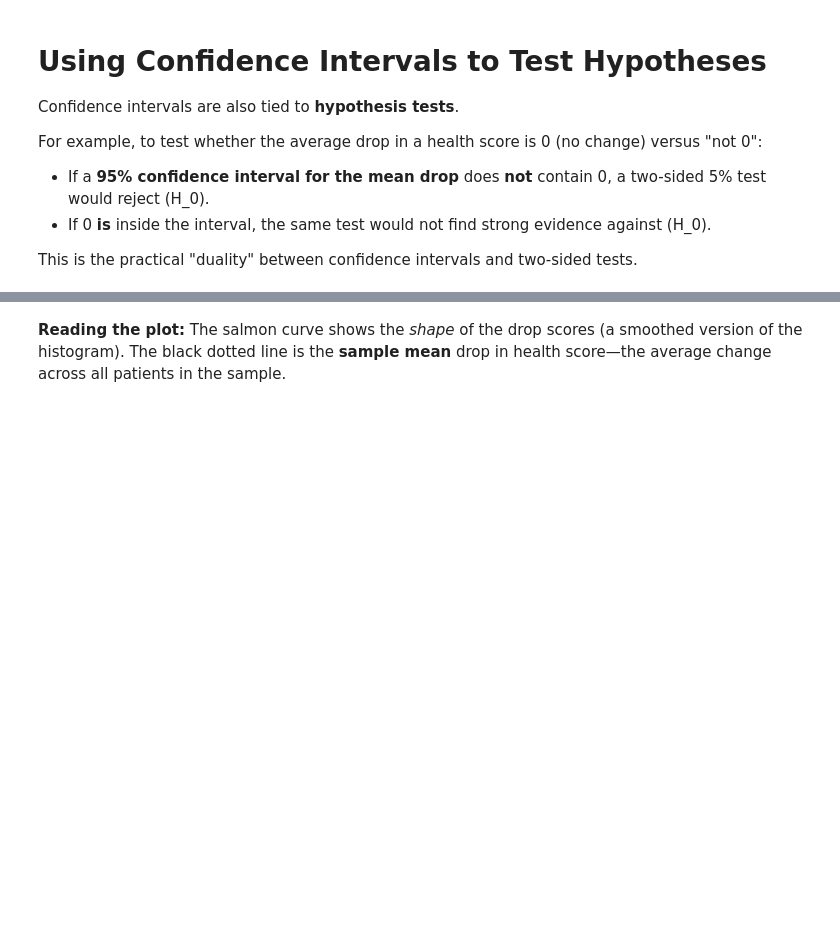
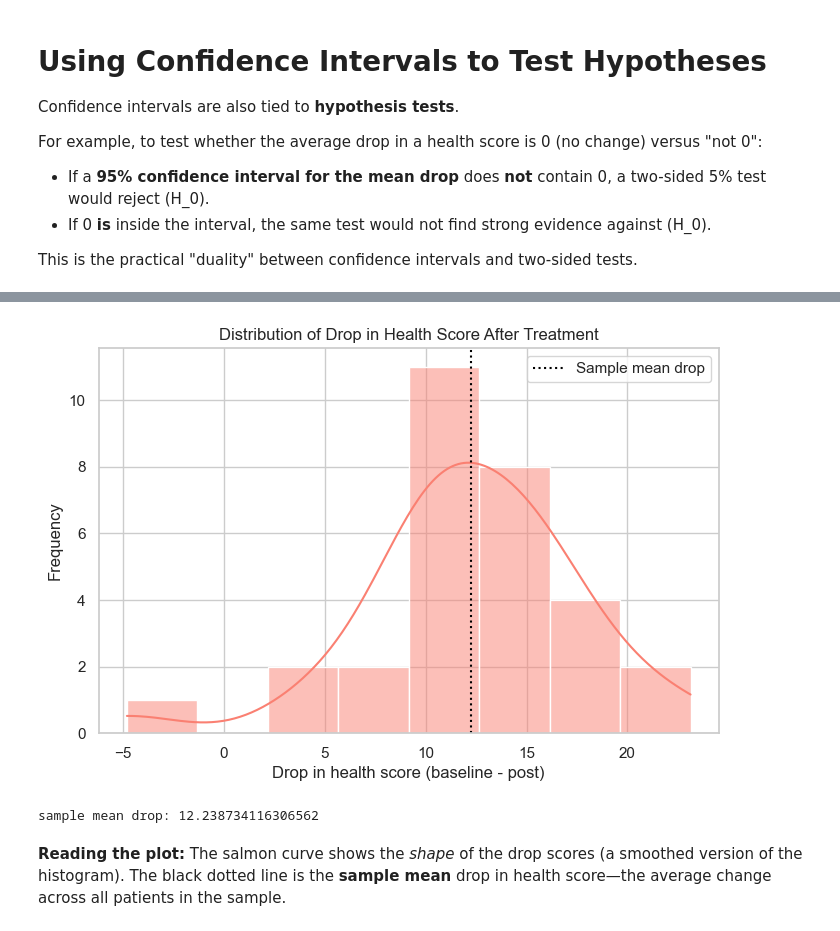
Before and after one commit to ds-modules/ecc-statistics, a Jupyter notebook: confidence_interval/dist/student/confidence_interval.ipynb, the cells around one changed output, grey strips where cells are left out. Drawn from its saved outputs; the diff is of its cells as text; code cells hidden in the pictures; blank space fills up the shorter version.

```diff
--- a/confidence_interval/dist/student/confidence_interval.ipynb
+++ b/confidence_interval/dist/student/confidence_interval.ipynb
@@ -232,16 +269,19 @@ health_df.head()
 # %%
 # Look at the distribution of the drop scores
 
 plt.figure(figsize=(8, 5))
 sns.histplot(drop, bins=8, kde=True, color="salmon")
 plt.axvline(np.mean(drop), color="black", linestyle=":", label="Sample mean drop")
 plt.xlabel("Drop in health score (baseline - post)")
 plt.ylabel("Frequency")
 plt.title("Distribution of Drop in Health Score After Treatment")
 plt.legend()
 plt.show()
 
-np.mean(drop)
+print("sample mean drop:" , np.mean(drop))
+# %% [output]
+[figure, added]
+sample mean drop: 12.238734116306562
 # %% [markdown]
 **Reading the plot:** The salmon curve shows the *shape* of the drop scores (a smoothed version of the histogram). The black dotted line is the **sample mean** drop in health score—the average change across all patients in the sample.
 # %%
```
Also changed, not shown: parts of 14 cells of this notebook, 5 other files.
